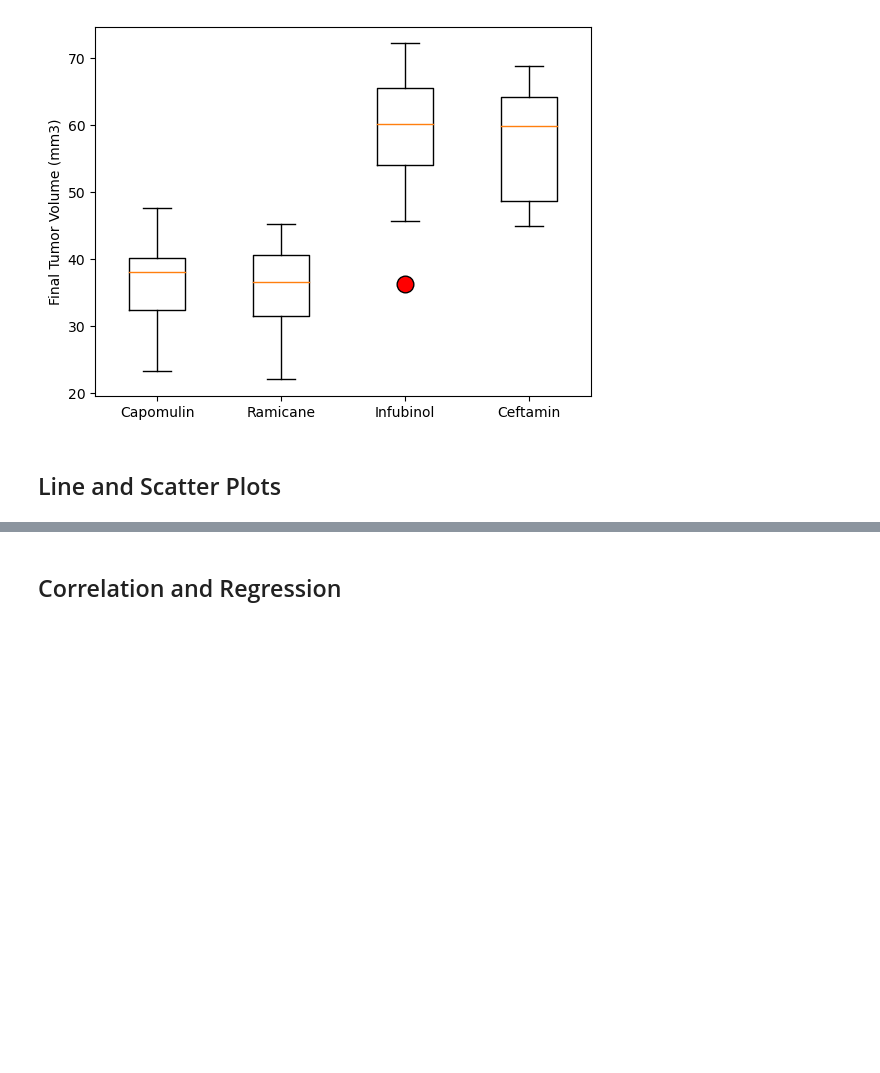
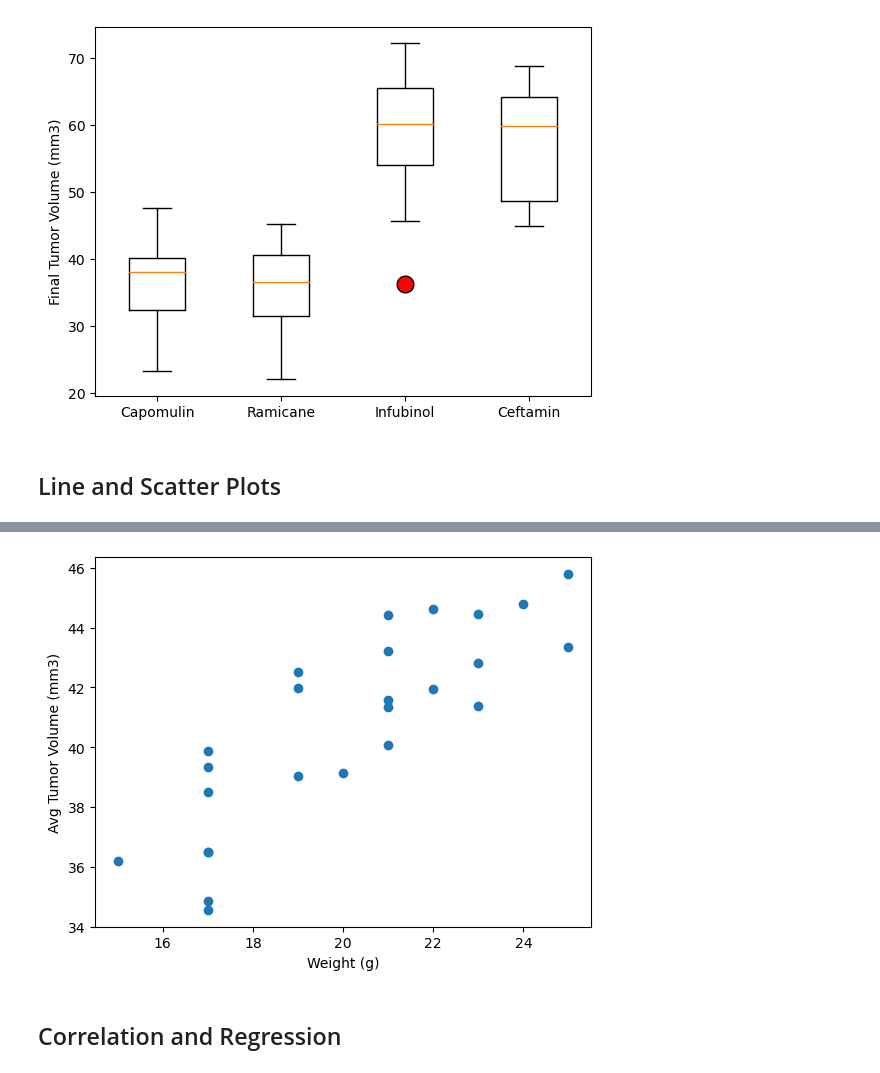
Before and after one commit to AleMori22/Matplotlib_Challenge, a Jupyter notebook: Pymaceuticals/pymaceuticals.ipynb, the cells around one changed output, grey strips where cells are left out. Drawn from its saved outputs; the diff is of its cells as text; code cells hidden in the pictures; blank space fills up the shorter version.

```diff
--- a/Pymaceuticals/pymaceuticals.ipynb
+++ b/Pymaceuticals/pymaceuticals.ipynb
@@ -317,2 +328,18 @@ I509 =
+# %%
+# Generate a scatter plot of mouse weight vs. the average observed tumor volume for the entire Capomulin regimen
+Capomulin_df = Final_df.loc[Final_df['Drug Regimen'] == 'Capomulin']
+avg_t = Capomulin_df.groupby('Mouse ID')['Tumor Volume (mm3)'].mean()
+
+Cap_avg_df = pd.merge(Capomulin_df , avg_t , how = 'left' , on = 'Mouse ID' , suffixes = ('','_z'))
+Cap_avg_df = Cap_avg_df.rename( columns = {'Tumor Volume (mm3)_z' : 'Avg Tumor Volume (mm3)'})
+
+Avg_w_pm_df = Cap_avg_df.drop_duplicates(subset='Mouse ID', keep='first')
+
+plt.scatter(Avg_w_pm_df['Weight (g)'], Avg_w_pm_df['Avg Tumor Volume (mm3)'])
+plt.xlabel('Weight (g)')
+plt.ylabel('Avg Tumor Volume (mm3)')
+plt.show()
+# %% [output]
+[figure, added]
 # %% [markdown]
 ## Correlation and Regression
```
Also changed, not shown: parts of 7 cells of this notebook.
